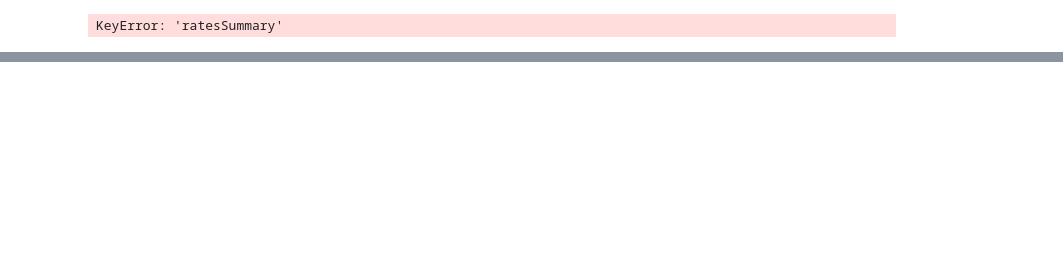
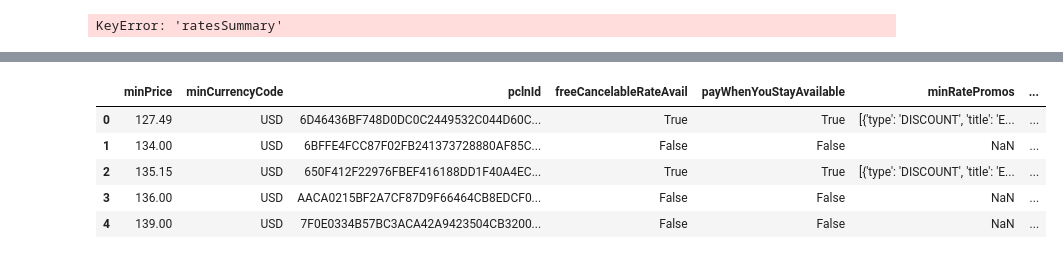
Before and after one commit to tayloresque/Project3_Group4, a Jupyter notebook: CAT working code.ipynb, the cells around one changed output, grey strips where cells are left out. Cells and saved outputs as stored; diff of their text form; code cells hidden in the pictures; blank space fills up the shorter version.

```diff
--- a/CAT working code.ipynb
+++ b/CAT working code.ipynb
@@ -213,7 +230,7 @@ SJprices
 # %%
-url = "https://priceline-com-provider.p.rapidapi.com/v1/hotels/locations"
+url = "https://priceline-com-provider.p.rapidapi.com/v1/hotels/search"
 
-querystring = {"name":"LOS ANGELES","search_type":"HOTEL"}
+querystring = {"date_checkout":"2023-10-19","sort_order":"PRICE","location_id":"3000001947","date_checkin":"2023-10-18","amenities_ids":"FINTRNT,FBRKFST","rooms_number":"1","star_rating_ids":"3.0,3.5,4.0,4.5,5.0"}
 
 headers = {
 	"X-RapidAPI-Key": "3e6b744580msh4923cc9e6404566p18d83fjsnf66d6bfce325",
@@ -221,6 +238,6 @@ headers = {
 }
 
 response = requests.get(url, headers=headers, params=querystring)
-
-print(response.json())
+data = response.json()
+print(data)
 # %% [output]
@@ -277,0 +245,4 @@ LAhotel_data_select
+# %%
+LAdata={}
+LAdata = data['hotels']
+LAdata
@@ -277,0 +267,14 @@ LAhotel_data_select
+# %%
+LAprices=[]
+for hotel in LAdata:
+    LAprices.append(hotel["ratesSummary"])
+# %%
+LAprices_df=pd.DataFrame(LAprices)
+LAprices_df.head()
+# %% [output]
+|  | minPrice | minCurrencyCode | pclnId | freeCancelableRateAvail | payWhenYouStayAvailable | minRatePromos | ... |
+| 0 | 127.49 | USD | 6D46436BF748D0DC0C2449532C044D60C... | True | True | [{'type': 'DISCOUNT', 'title': 'E... | ... |
+| 1 | 134.00 | USD | 6BFFE4FCC87F02FB241373728880AF85C... | False | False | NaN | ... |
+| 2 | 135.15 | USD | 650F412F22976FBEF416188DD1F40A4EC... | True | True | [{'type': 'DISCOUNT', 'title': 'E... | ... |
+| 3 | 136.00 | USD | AACA0215BF2A7CF87D9F66464CB8EDCF0... | False | False | NaN | ... |
+| 4 | 139.00 | USD | 7F0E0334B57BC3ACA42A9423504CB3200... | False | False | NaN | ... |
```
Also changed, not shown: parts of 31 cells of this notebook, 1 other file.
